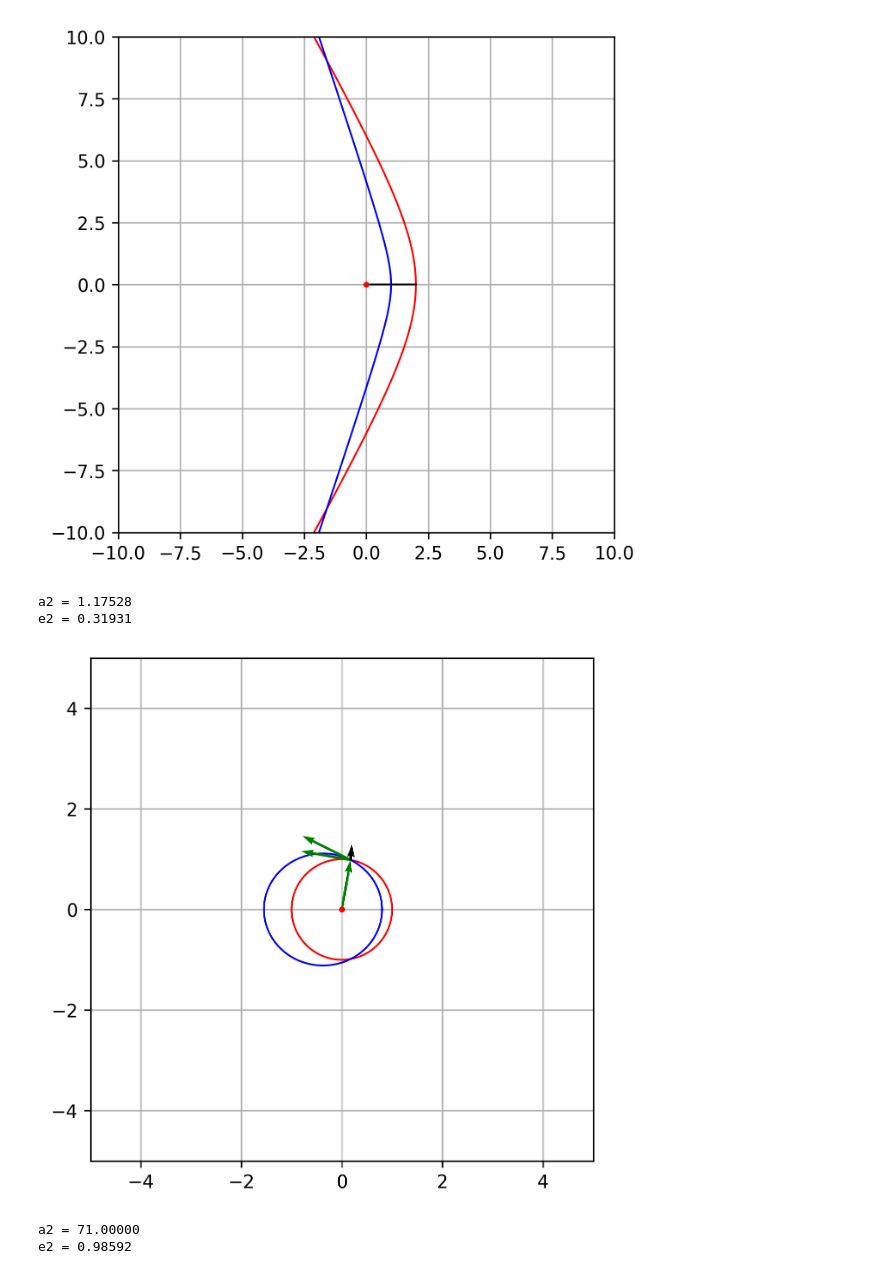
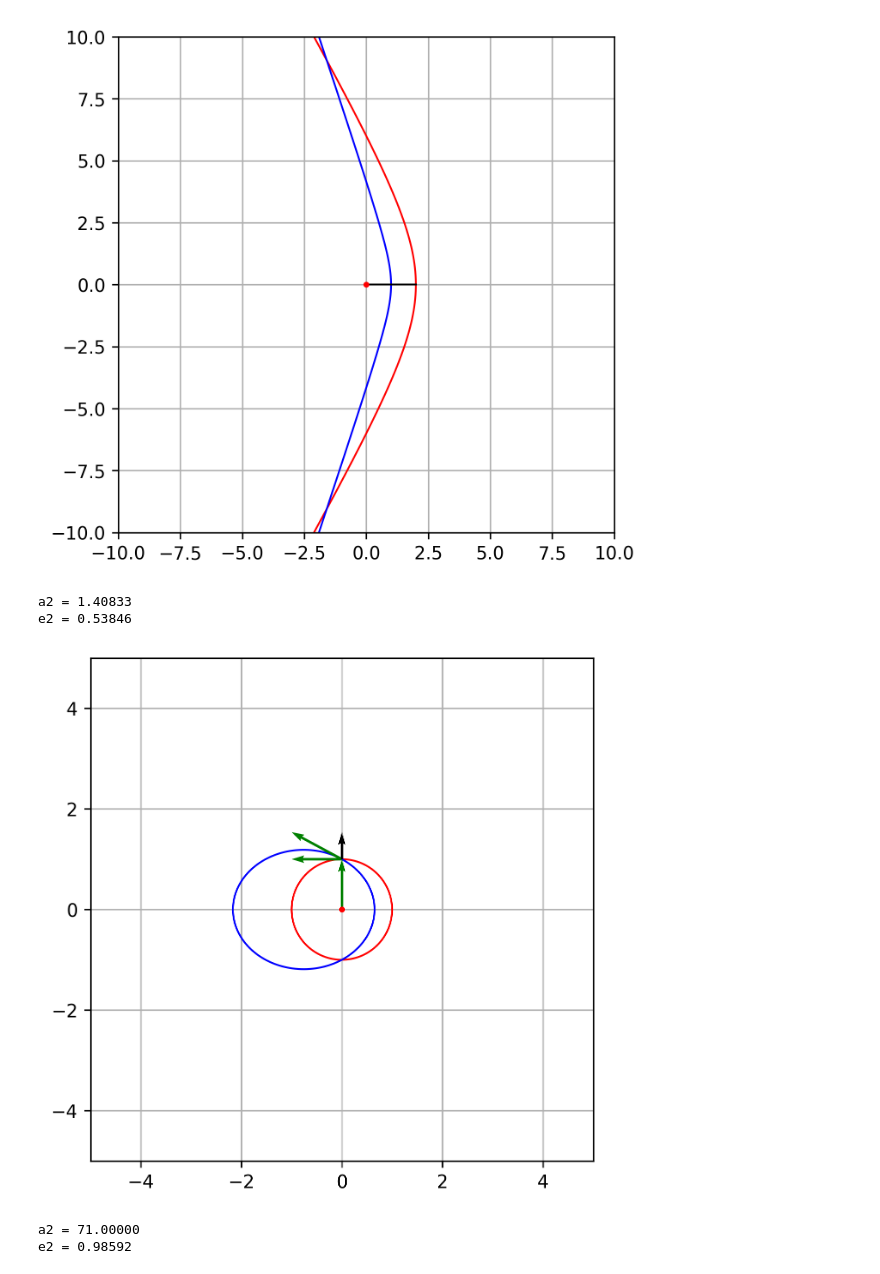
Before and after one commit to silvernuke911/KOSscripts, a Jupyter notebook: lib/tester.ipynb, the cells around one changed output. Cells and saved outputs as stored; diff of their text form; code cells hidden in the pictures.

```diff
--- a/lib/tester.ipynb
+++ b/lib/tester.ipynb
@@ -181,13 +181,13 @@ dv1 = 0.25512    v2  = 0.25512
 # %%
 ## change semimajor axis
 
-a1 = 1.4
-e1 = 0.5
+a1 = 1.5
+e1 = 0.2
 w1 = 0
 
 obt1 = conic(a1,e1,w1)
 
-nu = np.deg2rad(90)
+nu = np.deg2rad(150)
 pos1 = conic(a1,e1,w1,True,nu=nu)
 periapsis_og =   a1 * (1-e1) * np.array([np.cos(w1),np.sin(w1)])
 apoapsis_og  = - a1 * (1+e1) * np.array([np.cos(w1),np.sin(w1)])
@@ -360,9 +360,9 @@ e1 = 0
 obt1 = conic(a1,e1)
 
 
-nu = np.deg2rad(80)
+nu = np.deg2rad(90)
 
-rp2 = 0.8
+rp2 = 0.65
 ## rmag constraints
 pos1 = conic(a1,e1,single=True,nu=nu)
 rmag = np.linalg.norm(pos1)
@@ -371,36 +371,36 @@ a2 = rp2 / (1 - e2)
 v1 = obt_vel(mu,a1,e1,single=True,nu=nu)
 print(f"nu_inf = {np.rad2deg(np.acos(-1/e2)):.5f}" if e2 > 1 else " ")
 print(f"a2 = {a2:.5f}")
 print(f"e2 = {e2:.5f}")
 if e2 < 0:
     print("No orbit possible")
     obt2 = np.nan, np.nan
     v2  = np.nan, np.nan
 else:
     obt2 = conic(a2,e2)
     v2  = obt_vel(mu,a2,e2,single=True,nu=nu)
 dv = v2 - v1
 
 plt.figure(figsize=(5,5),dpi=300)
 
 plt.plot(obt1[0],obt1[1],'r-',lw=1)
 plt.plot(obt2[0],obt2[1],'b-',lw=1)
 plt.quiver(0,0,pos1[0],pos1[1],color='green',scale = 1,zorder = 2,angles='xy', scale_units='xy',width=0.005)
 plt.quiver(pos1[0],pos1[1],v1[0],v1[1],color='green',scale = 1,zorder = 2,angles='xy', scale_units='xy',width=0.005)
 plt.quiver(pos1[0],pos1[1],v2[0],v2[1],color='green',scale = 1,zorder = 2,angles='xy', scale_units='xy',width=0.005)
 plt.quiver(pos1[0],pos1[1],dv[0],dv[1],color='black',scale = 1,zorder = 3,angles='xy', scale_units='xy',width=0.005)
 sqr = 5
 plt.xlim(-sqr, sqr)
 plt.ylim(-sqr, sqr)
 
 plt.gca().set_aspect('equal')
 plt.scatter([0], [0], color='red', s=5, zorder = 5)
 plt.grid(True)
 plt.show()
 # %% [output]
-a2 = 1.17528
-e2 = 0.31931
+a2 = 1.40833
+e2 = 0.53846
-[figure, old version]
+[figure, new version]
 # %%
 ## CHANGE APOAPSIS
 rp1 = 1
```
Also changed, not shown: parts of 2 cells of this notebook, 3 other files.
